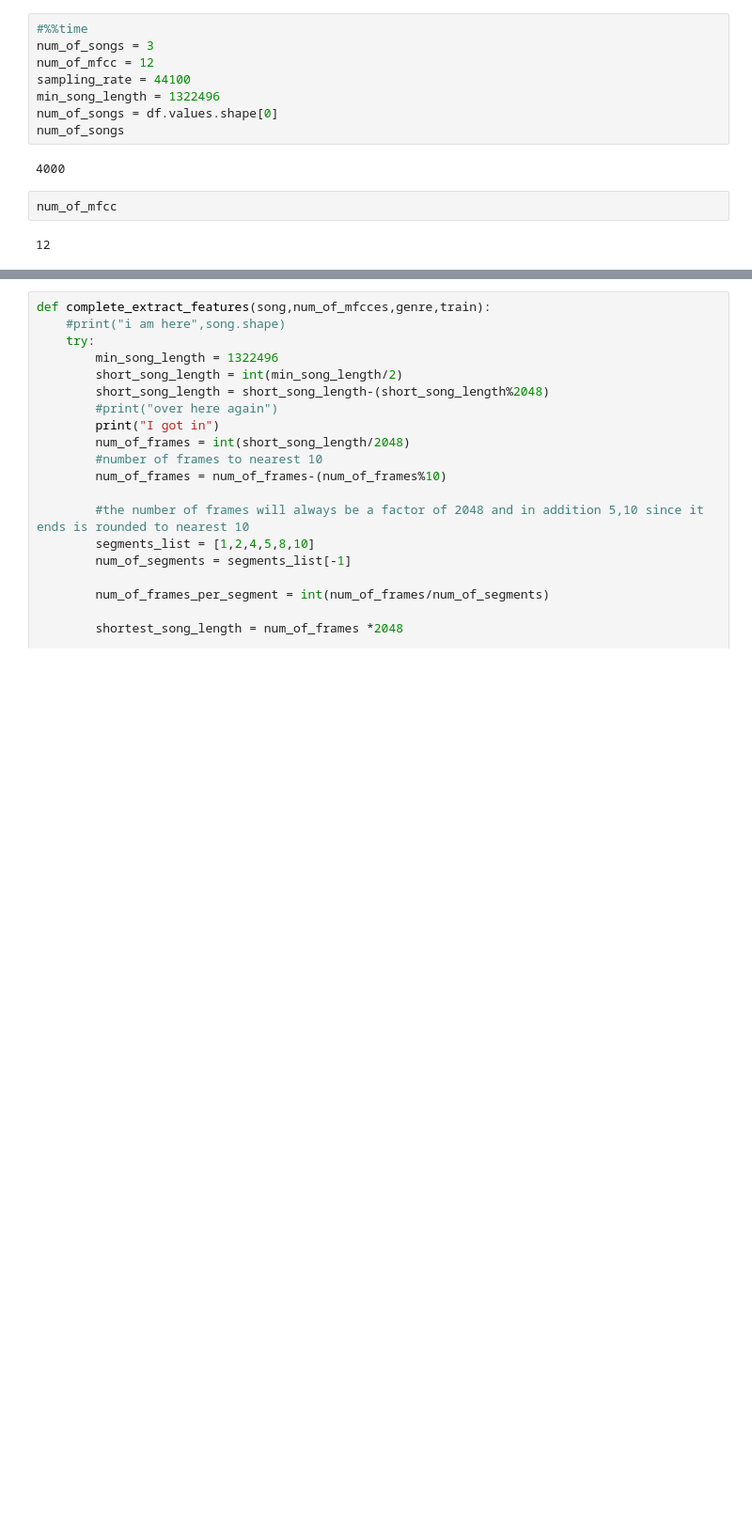
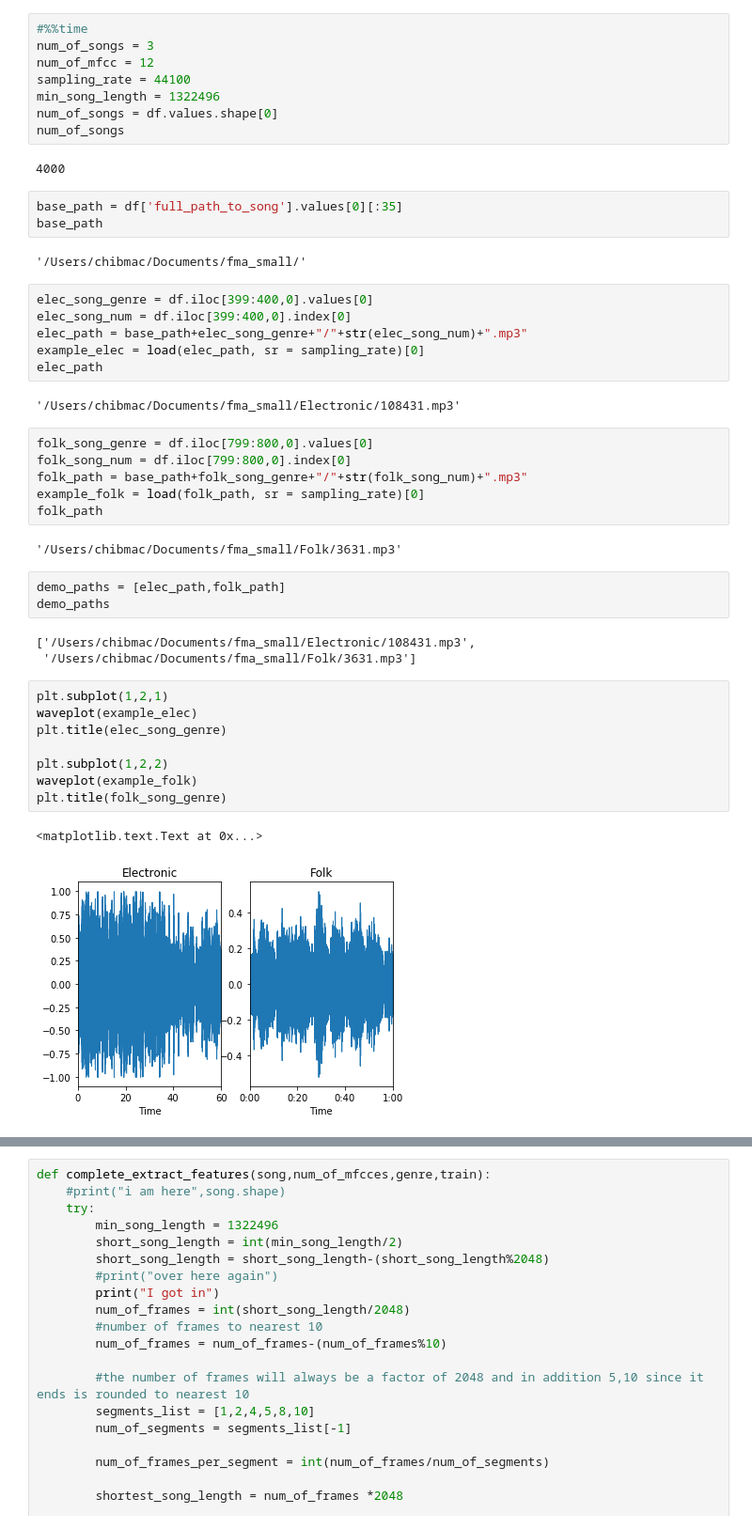
Before and after one commit to Chibukach/mir-fma, a Jupyter notebook: Final Extraction.ipynb, the cells around one changed output, grey strips where cells are left out. Shown: that part at 94% size. Saved outputs shown, nothing was run; the diff lists cells and outputs as text; blank space fills up the shorter version.

```diff
--- a/Final Extraction.ipynb
+++ b/Final Extraction.ipynb
@@ -91,7 +108,41 @@ num_of_songs = df.values.shape[0]
 num_of_songs
 # %% [output]
 4000
-# %%
-num_of_mfcc
-# %% [output]
-12
+# %%
+base_path = df['full_path_to_song'].values[0][:35]
+base_path
+# %% [output]
+'/Users/chibmac/Documents/fma_small/'
+# %%
+elec_song_genre = df.iloc[399:400,0].values[0]
+elec_song_num = df.iloc[399:400,0].index[0]
+elec_path = base_path+elec_song_genre+"/"+str(elec_song_num)+".mp3"
+example_elec = load(elec_path, sr = sampling_rate)[0]
+elec_path
+# %% [output]
+'/Users/chibmac/Documents/fma_small/Electronic/108431.mp3'
+# %%
+folk_song_genre = df.iloc[799:800,0].values[0]
+folk_song_num = df.iloc[799:800,0].index[0]
+folk_path = base_path+folk_song_genre+"/"+str(folk_song_num)+".mp3"
+example_folk = load(folk_path, sr = sampling_rate)[0]
+folk_path
+# %% [output]
+'/Users/chibmac/Documents/fma_small/Folk/3631.mp3'
+# %%
+demo_paths = [elec_path,folk_path]
+demo_paths
+# %% [output]
+['/Users/chibmac/Documents/fma_small/Electronic/108431.mp3',
+ '/Users/chibmac/Documents/fma_small/Folk/3631.mp3']
+# %%
+plt.subplot(1,2,1)
+waveplot(example_elec)
+plt.title(elec_song_genre)
+
+plt.subplot(1,2,2)
+waveplot(example_folk)
+plt.title(folk_song_genre)
+# %% [output]
+<matplotlib.text.Text at 0x...>
+[figure, added]
```
Also changed, not shown: parts of 34 cells of this notebook, 1 other file.
